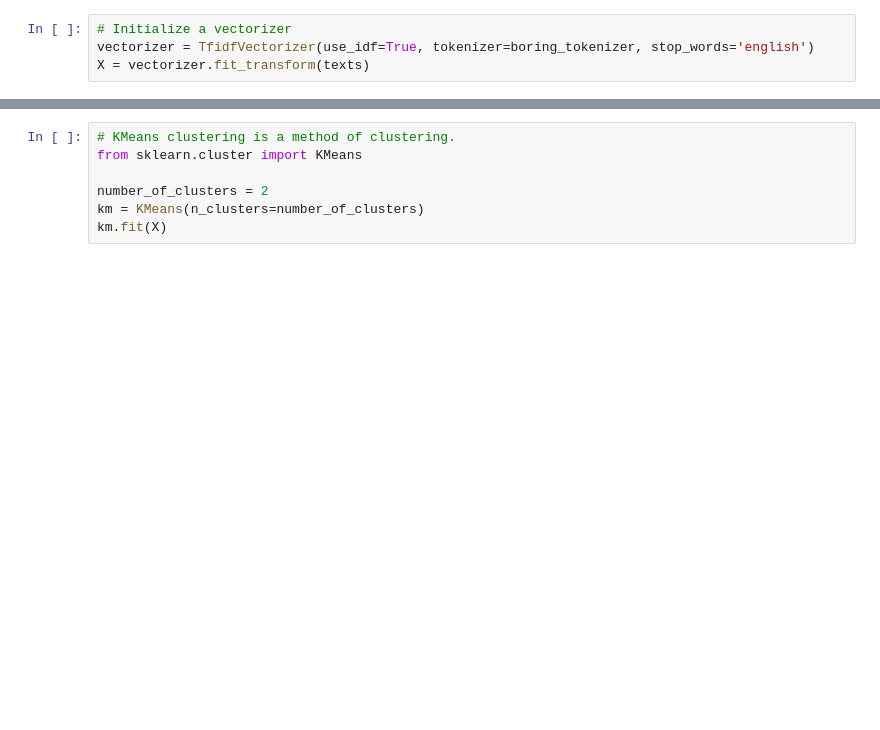
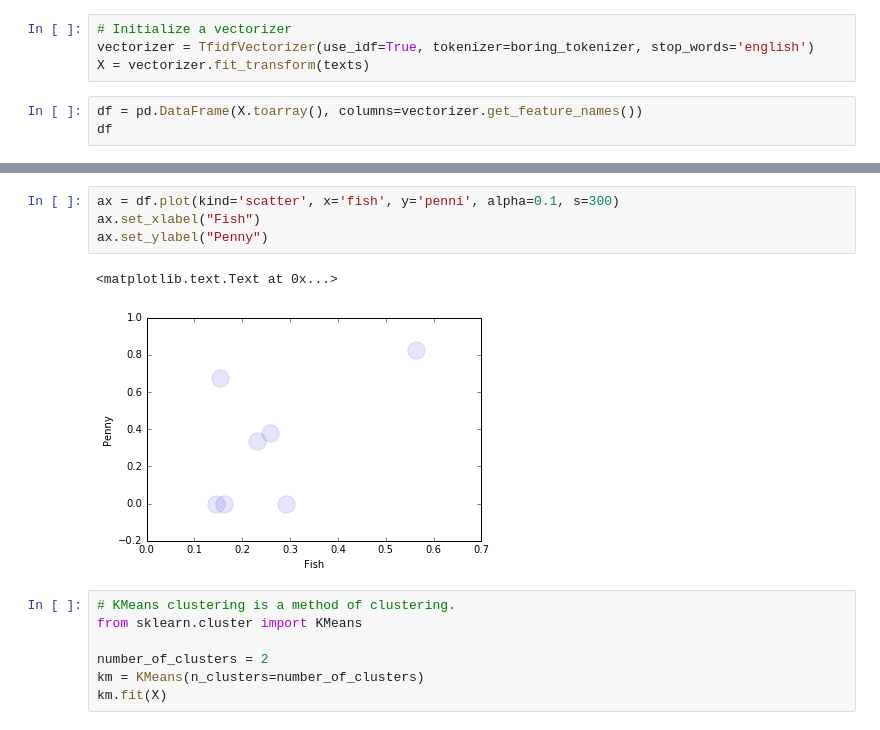
Before and after one commit to M0nica/Lede2016, a Jupyter notebook: foundations/14-tf-dfnotebooks/TF-IDF.ipynb, the cells around one changed output, grey strips where cells are left out. Cells and saved outputs as stored; diff of their text form; blank space fills up the shorter version.

```diff
--- a/foundations/14-tf-dfnotebooks/TF-IDF.ipynb
+++ b/foundations/14-tf-dfnotebooks/TF-IDF.ipynb
@@ -408,3 +408,6 @@ For example! Let's cluster these documents using K-Means clustering (check out [
 # Initialize a vectorizer
 vectorizer = TfidfVectorizer(use_idf=True, tokenizer=boring_tokenizer, stop_words='english')
 X = vectorizer.fit_transform(texts)
+# %%
+df = pd.DataFrame(X.toarray(), columns=vectorizer.get_feature_names())
+df
@@ -411,3 +440,10 @@ X = vectorizer.fit_transform(texts)
+# %%
+ax = df.plot(kind='scatter', x='fish', y='penni', alpha=0.1, s=300)
+ax.set_xlabel("Fish")
+ax.set_ylabel("Penny")
+# %% [output]
+<matplotlib.text.Text at 0x...>
+[figure, added]
 # %%
 # KMeans clustering is a method of clustering.
 from sklearn.cluster import KMeans
```
Also changed, not shown: parts of 14 cells of this notebook.
